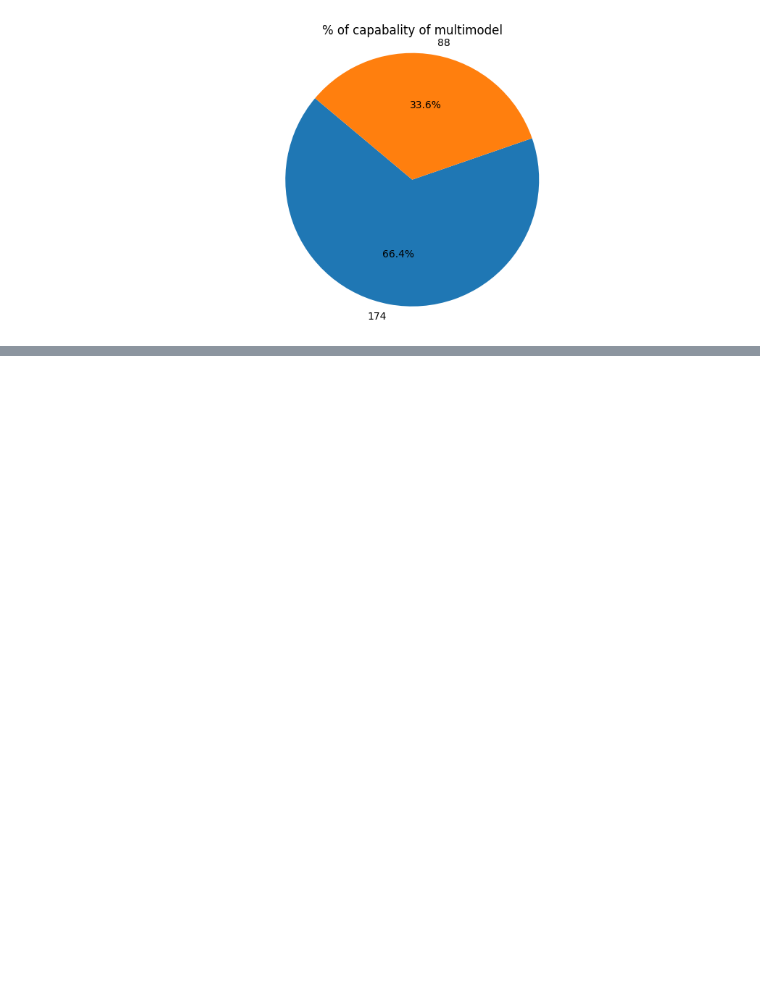
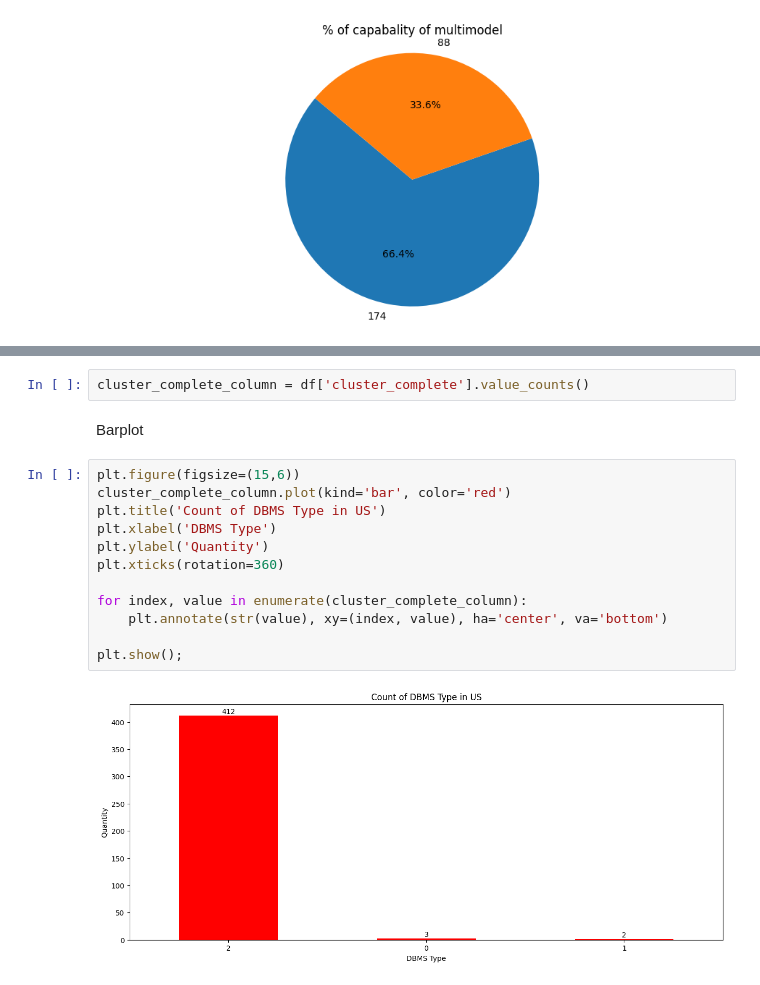
Before and after one commit to vaugsss/DataScience, a Jupyter notebook: DBMS.ipynb, the cells around one changed output, grey strips where cells are left out. Saved outputs shown, nothing was run; the diff lists cells and outputs as text; blank space fills up the shorter version.

```diff
--- a/DBMS.ipynb
+++ b/DBMS.ipynb
@@ -410,0 +454,18 @@ plt.show()
+# %%
+cluster_complete_column = df['cluster_complete'].value_counts()
+# %% [markdown]
+Barplot
+# %%
+plt.figure(figsize=(15,6))
+cluster_complete_column.plot(kind='bar', color='red')
+plt.title('Count of DBMS Type in US')
+plt.xlabel('DBMS Type')
+plt.ylabel('Quantity')
+plt.xticks(rotation=360)
+
+for index, value in enumerate(cluster_complete_column):
+    plt.annotate(str(value), xy=(index, value), ha='center', va='bottom')
+
+plt.show();
+# %% [output]
+[figure, added]
```
Also changed, not shown: parts of 19 cells of this notebook.
